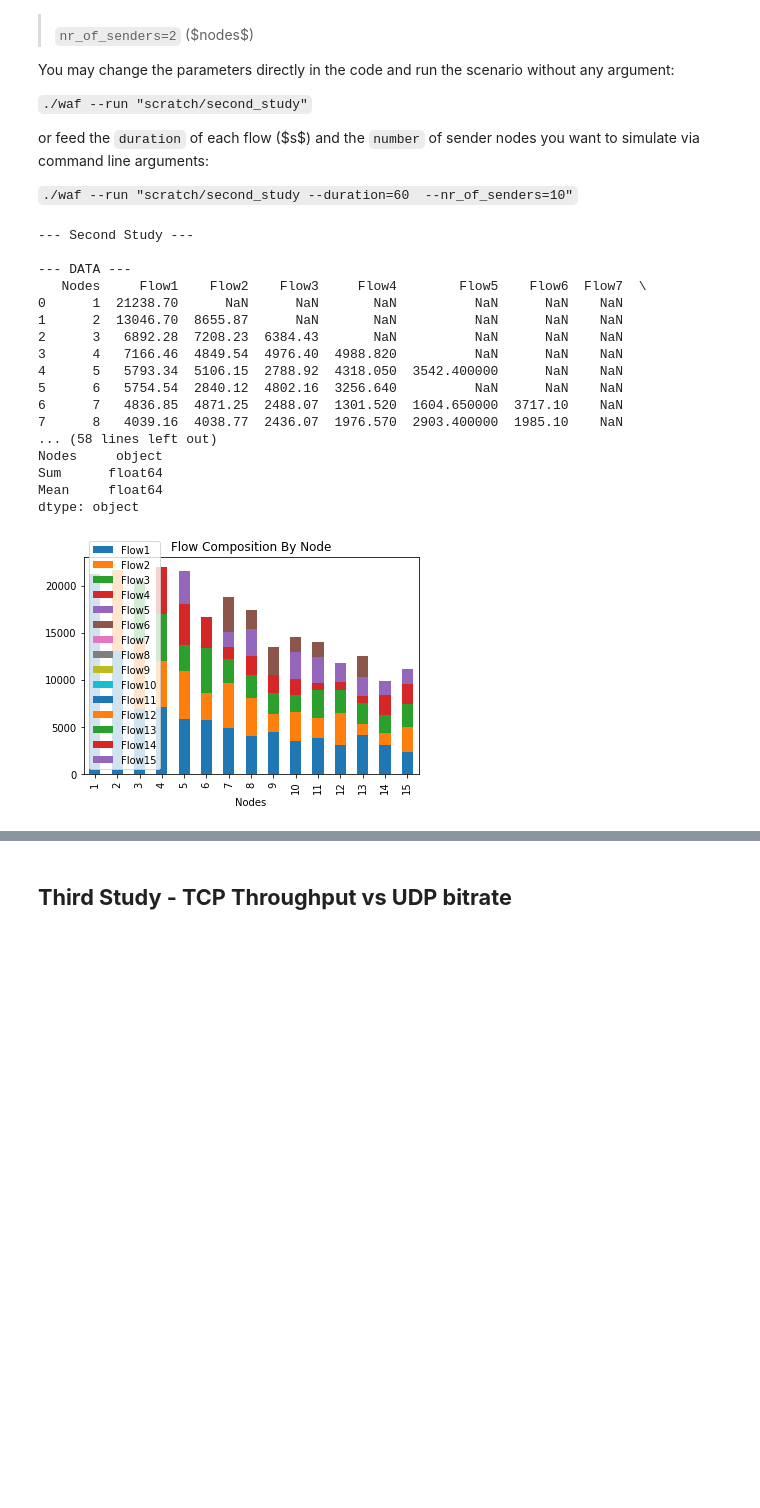
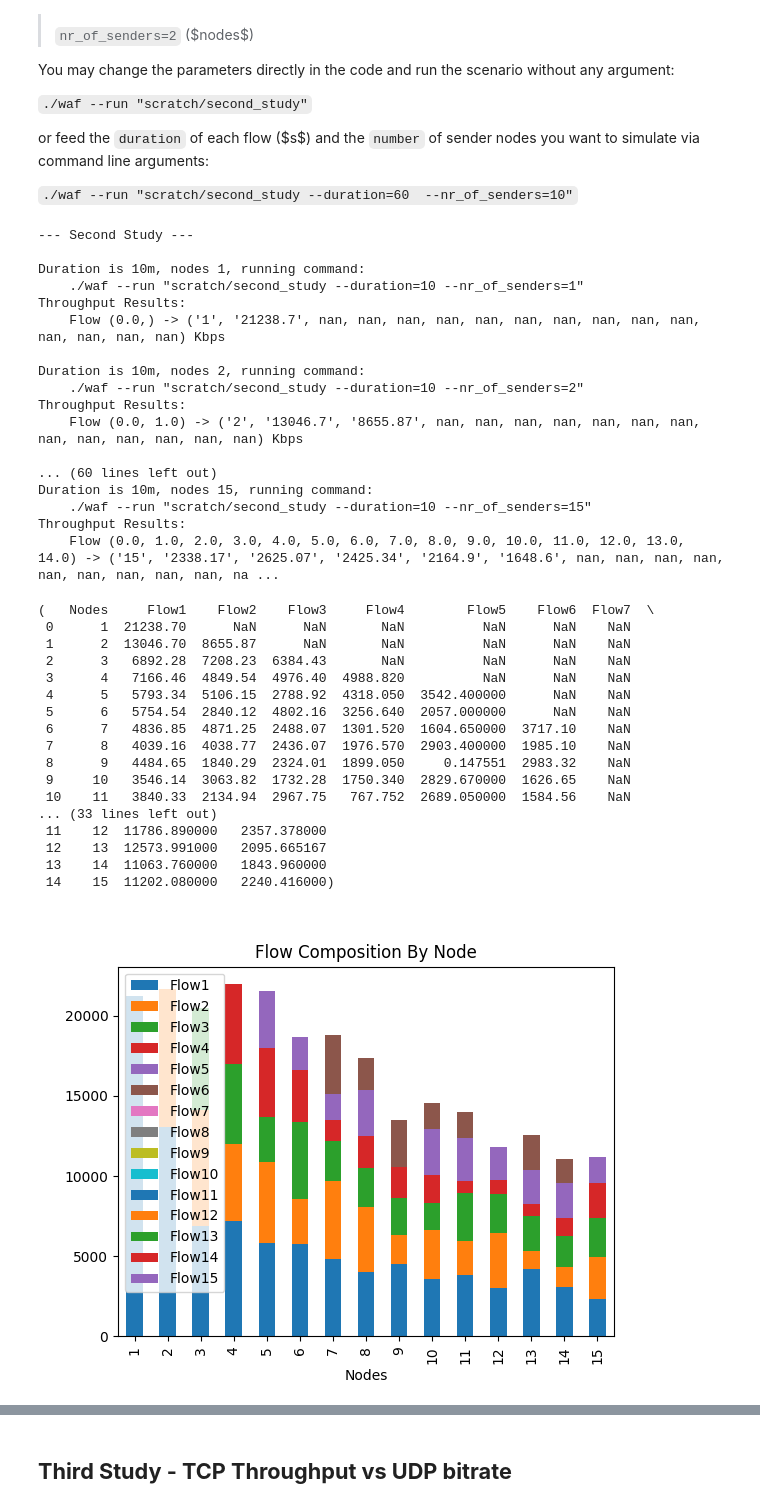
Before and after one commit to martinhofigueiredo/COMO, a Jupyter notebook: Lab4/Lab4.ipynb, the cells around one changed output, grey strips where cells are left out. Cells and saved outputs as stored; diff of their text form; code cells hidden in the pictures; blank space fills up the shorter version.

Commit message:
study 2

````diff
--- a/Lab4/Lab4.ipynb
+++ b/Lab4/Lab4.ipynb
@@ -178,7 +178,7 @@ or feed the `duration` of each flow ($s$) and the `number` of sender nodes you w
 
 ```./waf --run "scratch/second_study --duration=60  --nr_of_senders=10"```
 # %%
-def second_study(start=2,stop=15,step=1,duration=10,manual=False):
+def second_study(start=1,stop=15,step=1,duration=10,manual=False):
     print('--- Second Study ---\n')
 
     if(manual):
@@ -202,6 +202,7 @@ def second_study(start=2,stop=15,step=1,duration=10,manual=False):
         list.append(i)
         print(f'Duration is {duration}m, nodes {nodes}, running command:\n    ./waf --run "scratch/second_study --duration={duration} --nr_of_senders={nodes}"')
         process = subprocess.run([f'./waf --run "scratch/second_study --duration={duration} --nr_of_senders={nodes}"'], shell=True, check=True, stdout=subprocess.PIPE, universal_newlines=True)
+        print(process.stdout)
         output = rx.findall(process.stdout)
         output=[f'{int (nodes)}']+output
         while(len(output)<stop+1):
@@ -229,23 +230,40 @@ def second_study(start=2,stop=15,step=1,duration=10,manual=False):
     #print(dfstats.dtypes)
     return(df, dfstats)
 # %%
-second_study(duration=duration)
+second_study()
 # %% [output]
 --- Second Study ---
 
---- DATA ---
-   Nodes     Flow1    Flow2    Flow3     Flow4        Flow5    Flow6  Flow7  \
-0      1  21238.70      NaN      NaN       NaN          NaN      NaN    NaN
-1      2  13046.70  8655.87      NaN       NaN          NaN      NaN    NaN
-2      3   6892.28  7208.23  6384.43       NaN          NaN      NaN    NaN
-3      4   7166.46  4849.54  4976.40  4988.820          NaN      NaN    NaN
-4      5   5793.34  5106.15  2788.92  4318.050  3542.400000      NaN    NaN
-5      6   5754.54  2840.12  4802.16  3256.640          NaN      NaN    NaN
-6      7   4836.85  4871.25  2488.07  1301.520  1604.650000  3717.10    NaN
-7      8   4039.16  4038.77  2436.07  1976.570  2903.400000  1985.10    NaN
-... (58 lines left out)
-Nodes     object
-Sum      float64
-Mean     float64
-dtype: object
+Duration is 10m, nodes 1, running command:
+    ./waf --run "scratch/second_study --duration=10 --nr_of_senders=1"
+Throughput Results:
+    Flow (0.0,) -> ('1', '21238.7', nan, nan, nan, nan, nan, nan, nan, nan, nan, nan, nan, nan, nan, nan) Kbps
+
+Duration is 10m, nodes 2, running command:
+    ./waf --run "scratch/second_study --duration=10 --nr_of_senders=2"
+Throughput Results:
+    Flow (0.0, 1.0) -> ('2', '13046.7', '8655.87', nan, nan, nan, nan, nan, nan, nan, nan, nan, nan, nan, nan, nan) Kbps
+
+... (60 lines left out)
+Duration is 10m, nodes 15, running command:
+    ./waf --run "scratch/second_study --duration=10 --nr_of_senders=15"
+Throughput Results:
+    Flow (0.0, 1.0, 2.0, 3.0, 4.0, 5.0, 6.0, 7.0, 8.0, 9.0, 10.0, 11.0, 12.0, 13.0, 14.0) -> ('15', '2338.17', '2625.07', '2425.34', '2164.9', '1648.6', nan, nan, nan, nan, nan, nan, nan, nan, nan, na ...
+(   Nodes     Flow1    Flow2    Flow3     Flow4        Flow5    Flow6  Flow7  \
+ 0      1  21238.70      NaN      NaN       NaN          NaN      NaN    NaN
+ 1      2  13046.70  8655.87      NaN       NaN          NaN      NaN    NaN
+ 2      3   6892.28  7208.23  6384.43       NaN          NaN      NaN    NaN
+ 3      4   7166.46  4849.54  4976.40  4988.820          NaN      NaN    NaN
+ 4      5   5793.34  5106.15  2788.92  4318.050  3542.400000      NaN    NaN
+ 5      6   5754.54  2840.12  4802.16  3256.640  2057.000000      NaN    NaN
+ 6      7   4836.85  4871.25  2488.07  1301.520  1604.650000  3717.10    NaN
+ 7      8   4039.16  4038.77  2436.07  1976.570  2903.400000  1985.10    NaN
+ 8      9   4484.65  1840.29  2324.01  1899.050     0.147551  2983.32    NaN
+ 9     10   3546.14  3063.82  1732.28  1750.340  2829.670000  1626.65    NaN
+ 10    11   3840.33  2134.94  2967.75   767.752  2689.050000  1584.56    NaN
+... (33 lines left out)
+ 11    12  11786.890000   2357.378000
+ 12    13  12573.991000   2095.665167
+ 13    14  11063.760000   1843.960000
+ 14    15  11202.080000   2240.416000)
-[figure, old version]
+[figure, new version]
````
Also changed, not shown: parts of 2 cells of this notebook.
